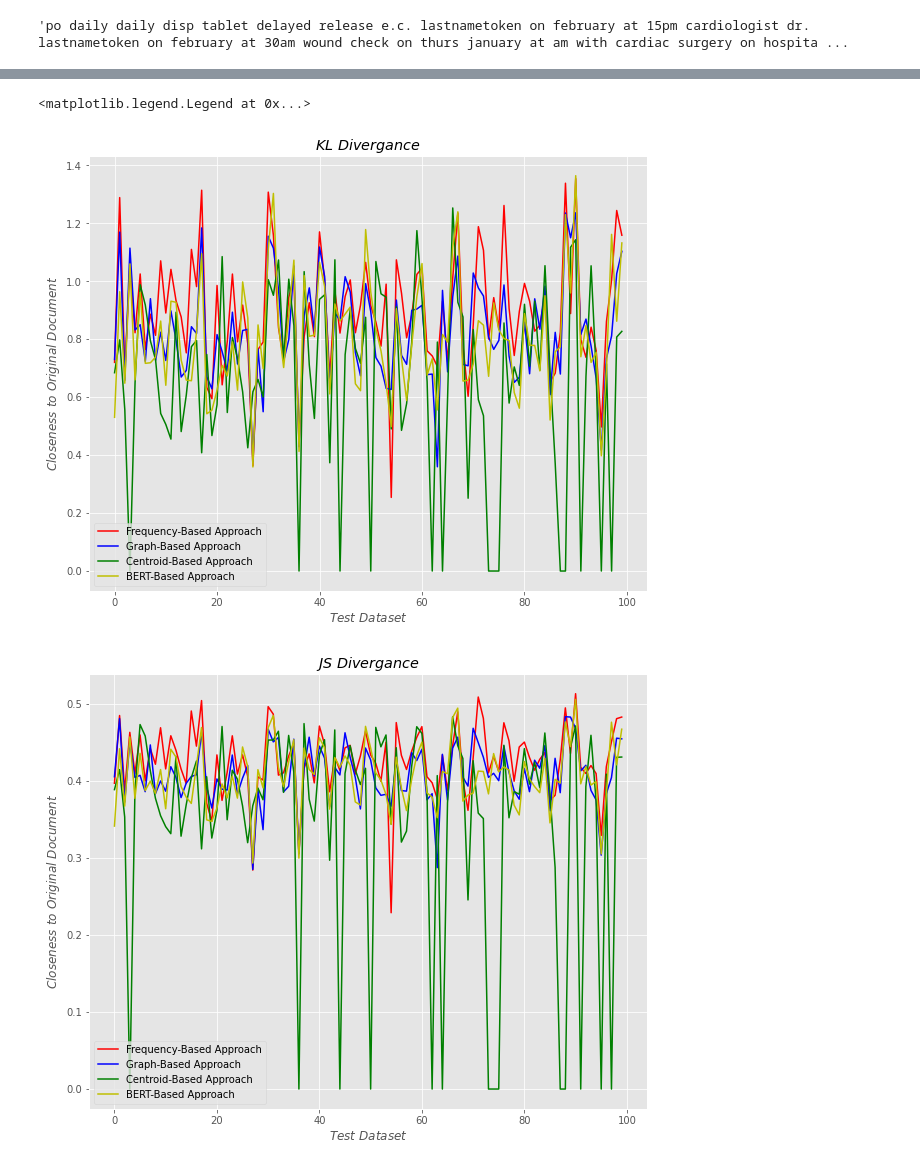
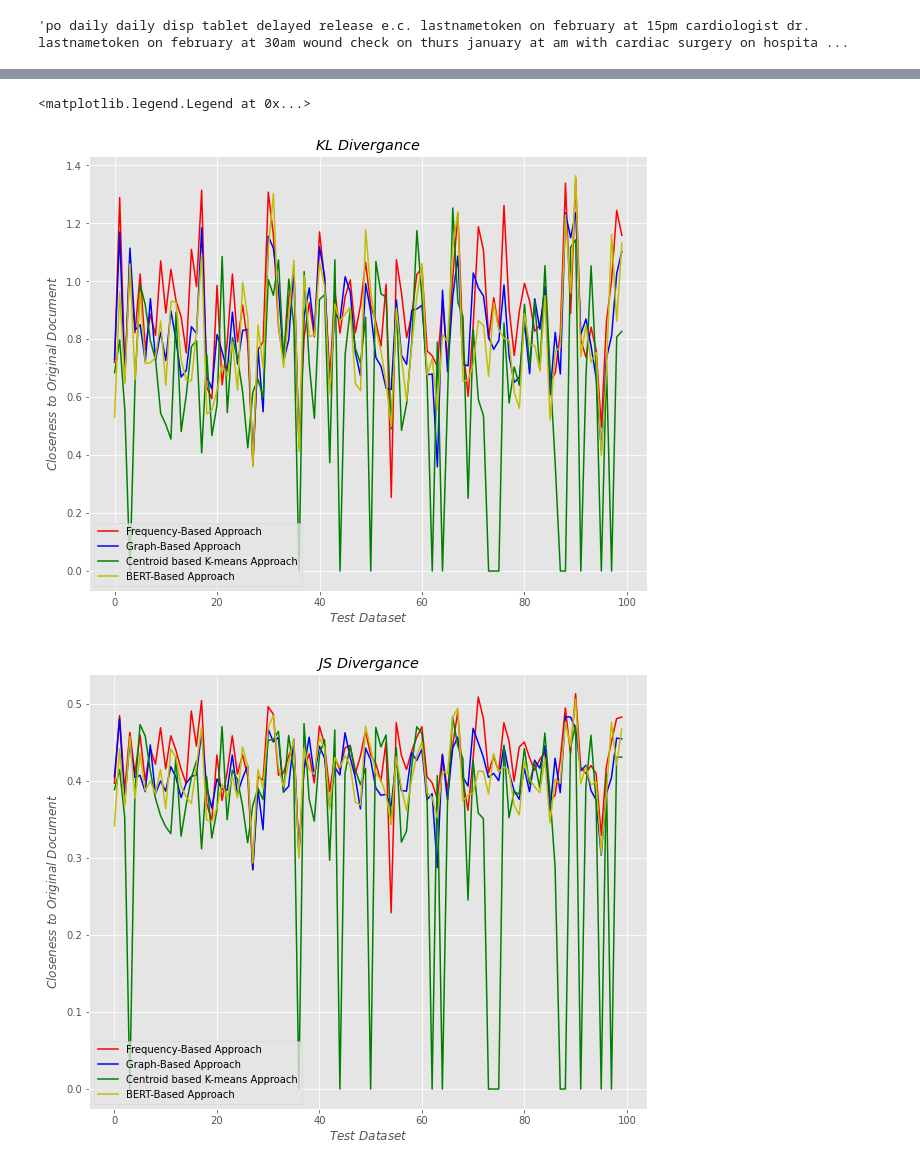
Before and after one commit to NeelKanwal/Attention-based-clinical-note-summarization, a Jupyter notebook: BaslineApproaches.ipynb, the cells around one changed output, grey strips where cells are left out. Drawn from its saved outputs; the diff is of its cells as text; code cells hidden in the pictures.

```diff
--- a/BaslineApproaches.ipynb
+++ b/BaslineApproaches.ipynb
@@ -281,28 +320,28 @@ jsd_bert = [0.3415987406274615, 0.44210817953984255, 0.36754072352737316, 0.4574
 # %%
 import matplotlib.pyplot as plt
 import numpy as np
 
 plt.figure(figsize=(10,8))
 
 # plt.subplot(121)
 plt.style.use('ggplot')
 plt.plot(kld_freq,'r',label= "Frequency-Based Approach")
 plt.plot(kld_graph,'b',label="Graph-Based Approach")
-plt.plot(kld_extr,'g',label="Centroid-Based Approach")
+plt.plot(kld_extr,'g',label="Centroid based K-means Approach")
 plt.plot(kld_bert,'y',label="BERT-Based Approach")
 plt.xlabel("$Test\ Dataset$")
 plt.ylabel("$Closeness\ to\ Original\ Document$")
 plt.title("$KL\  Divergance$")
 plt.legend()
 # %% [output]
 <matplotlib.legend.Legend at 0x...>
-[figure, old version]
+[figure, new version]
 # %%
 plt.figure(figsize=(10,8))
 plt.style.use('ggplot')
 plt.plot(jsd_freq,'r',label= "Frequency-Based Approach")
 plt.plot(jsd_graph,'b',label="Graph-Based Approach")
-plt.plot(jsd_extr,'g',label="Centroid-Based Approach")
+plt.plot(jsd_extr,'g',label="Centroid based K-means Approach")
 plt.plot(jsd_bert,'y',label="BERT-Based Approach")
 plt.xlabel("$Test\ Dataset$")
 plt.ylabel("$Closeness\ to\ Original\ Document$")
@@ -311,4 +350,4 @@ plt.legend()
 plt.savefig("evaluation.jpg")
 plt.show()
 # %% [output]
-[figure, old version]
+[figure, new version]
```
Also changed, not shown: parts of 14 cells of this notebook.
